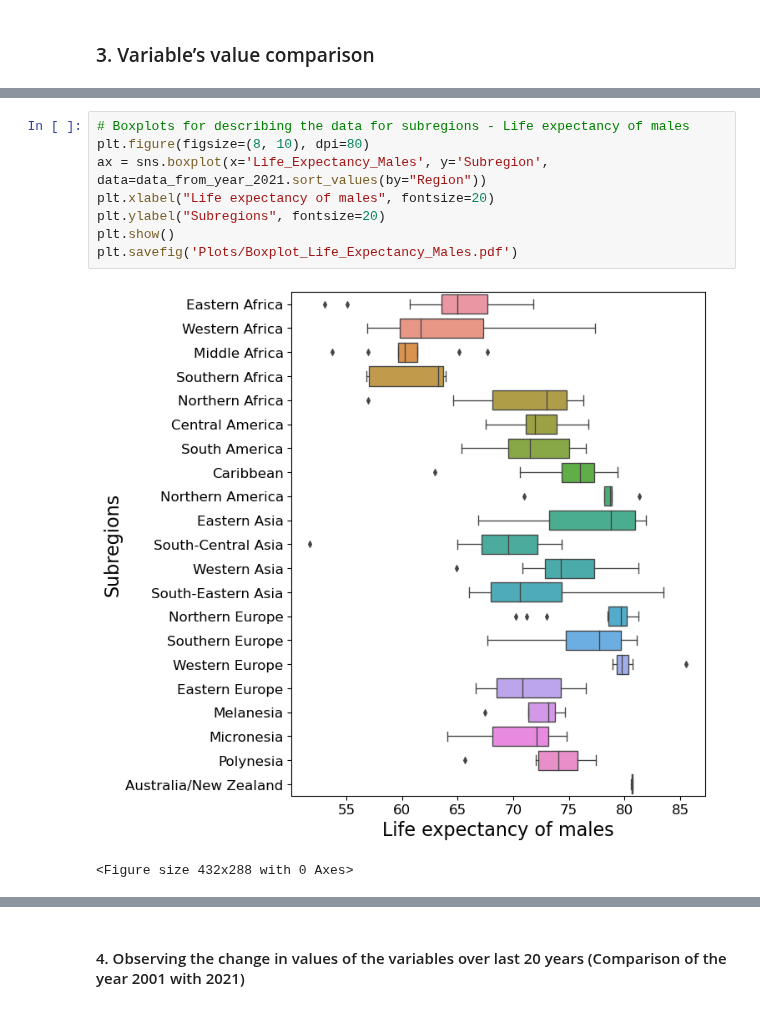
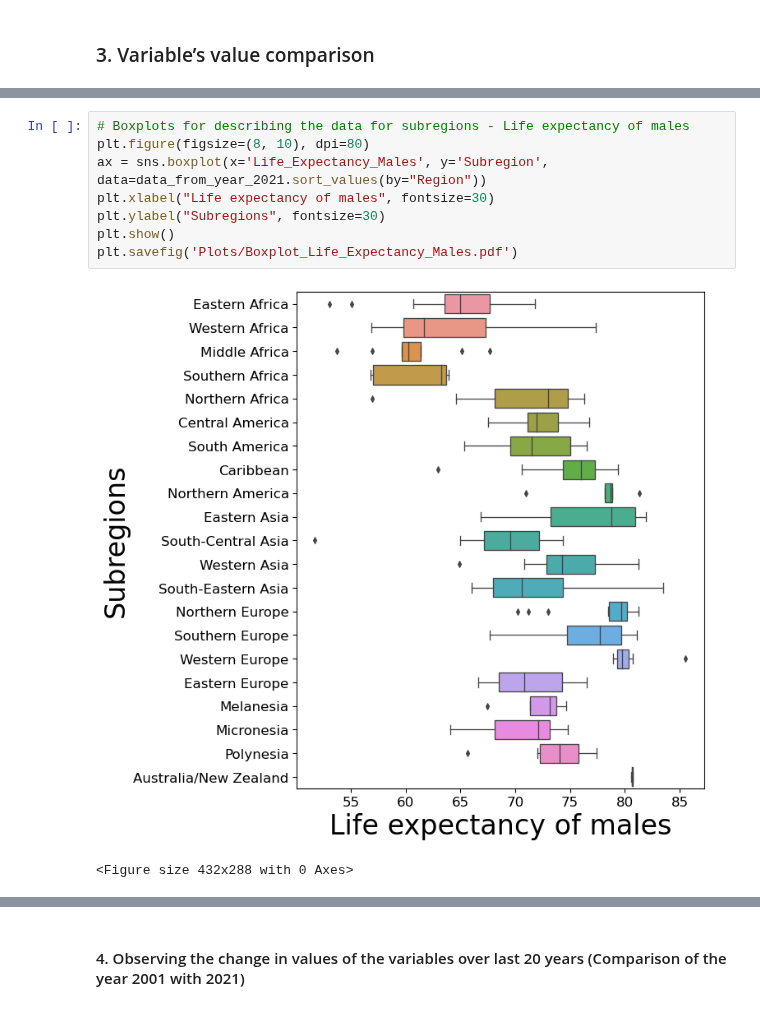
Before and after one commit to r-a-j/Descriptive-Analysis, a Jupyter notebook: Problem_1_Code_Raj_231811.ipynb, the cells around one changed output, grey strips where cells are left out. Cells and saved outputs as stored; diff of their text form.

```diff
--- a/Problem_1_Code_Raj_231811.ipynb
+++ b/Problem_1_Code_Raj_231811.ipynb
@@ -220,13 +220,13 @@ plt.savefig('Plots/Boxplot_Life_Expectancy_Both_Sexes.pdf')
 # %%
 # Boxplots for describing the data for subregions - Life expectancy of males
 plt.figure(figsize=(8, 10), dpi=80)
 ax = sns.boxplot(x='Life_Expectancy_Males', y='Subregion', data=data_from_year_2021.sort_values(by="Region"))
-plt.xlabel("Life expectancy of males", fontsize=20)
-plt.ylabel("Subregions", fontsize=20)
+plt.xlabel("Life expectancy of males", fontsize=30)
+plt.ylabel("Subregions", fontsize=30)
 plt.show()
 plt.savefig('Plots/Boxplot_Life_Expectancy_Males.pdf')
 # %% [output]
-[figure, old version]
+[figure, new version]
 <Figure size 432x288 with 0 Axes>
 # %%
 # Boxplots for describing the data for subregions - Life expectancy of females
```
Also changed, not shown: parts of 14 cells of this notebook, 15 other files.
